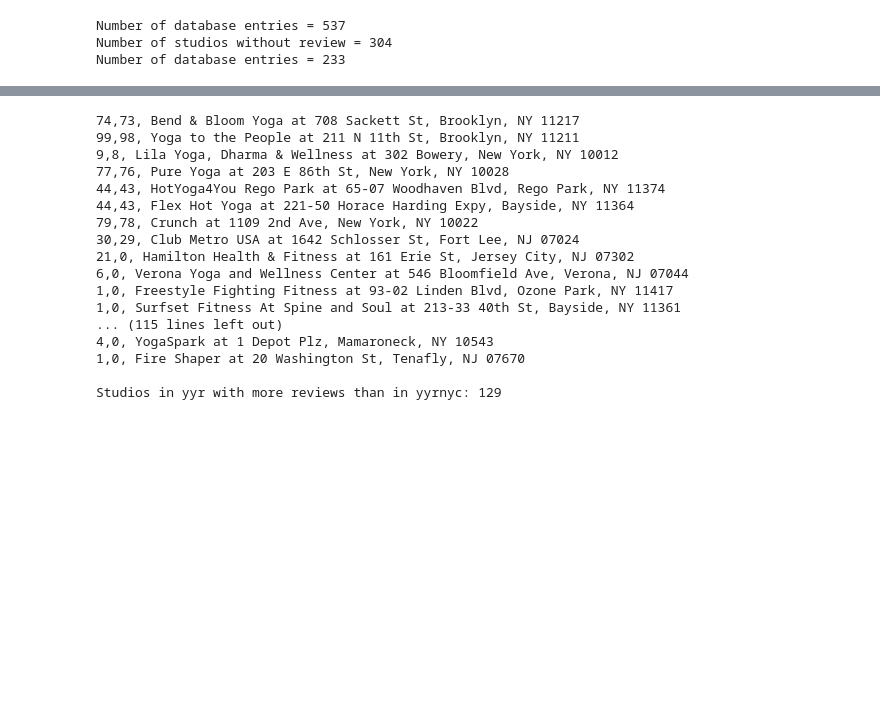
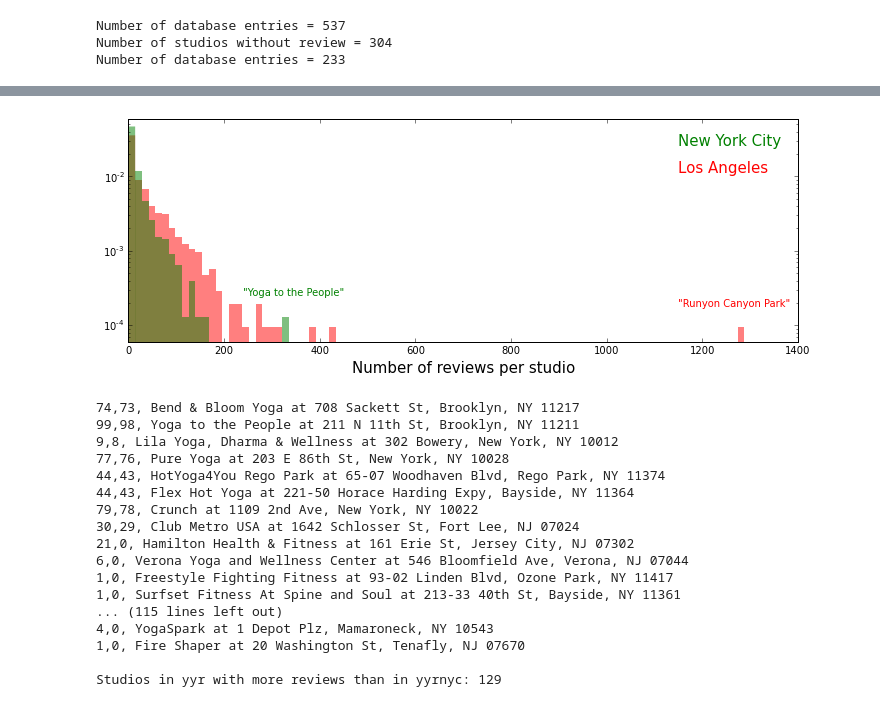
Before and after one commit to LucDemortier/YogaCity, a Jupyter notebook: YelpScrape.ipynb, the cells around one changed output, grey strips where cells are left out. Drawn from its saved outputs; the diff is of its cells as text; code cells hidden in the pictures; blank space fills up the shorter version.

```diff
--- a/YelpScrape.ipynb
+++ b/YelpScrape.ipynb
@@ -452,3 +517,25 @@ Total number of reviews in database = 9299
+# %%
+'''
+Using nrlistnyc and nrlistla obtained in the previous two cells, make a histogram
+of the number of reviews per studio, for studios with at least one review,
+superimposing the NYC and LA results with different colors.
+'''
+fig, ax = plt.subplots( nrows=1, ncols=1, figsize=(12,4) )
+ax.hist( nrlistla,  color='r', edgecolor='none', bins=100, range=[0.0,1400.0], \
+         normed=True, alpha=0.5)
+ax.hist( nrlistnyc, color='g', edgecolor='none', bins=100, range=[0.0,1400.0], \
+         normed=True, alpha=0.5 )
+ax.set_xlabel('Number of reviews per studio', fontsize=15)
+ax.set_ylim(0.00006,0.06)
+ax.set_yscale('log')
+ax.text( 1150.0, 0.030, "New York City", ha='left', va='center', size=15, color='g')
+ax.text( 1150.0, 0.013, "Los Angeles", ha='left', va='center', size=15, color='r')
+ax.text( 1150.0, 0.00018, '"Runyon Canyon Park"', size=10, color='r')
+ax.text(  240.0, 0.00025, '"Yoga to the People"', size=10, color='g')
+plt.show()
+fig.savefig("n_reviews_nyc_la.pdf")
+# %% [output]
+[figure, added]
 # %%
 '''
 Let's see what we have in collections yyr and yyrnyc and
```
Also changed, not shown: parts of 2 cells of this notebook.
